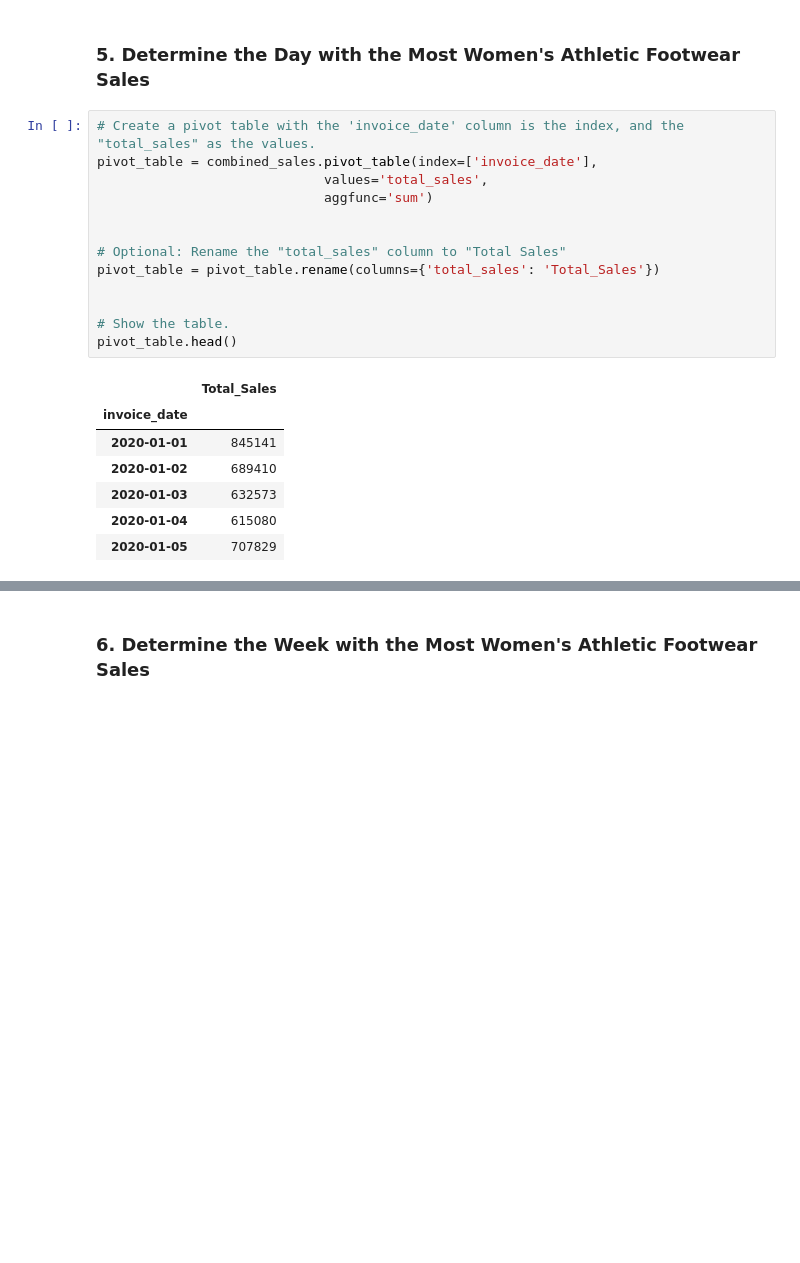
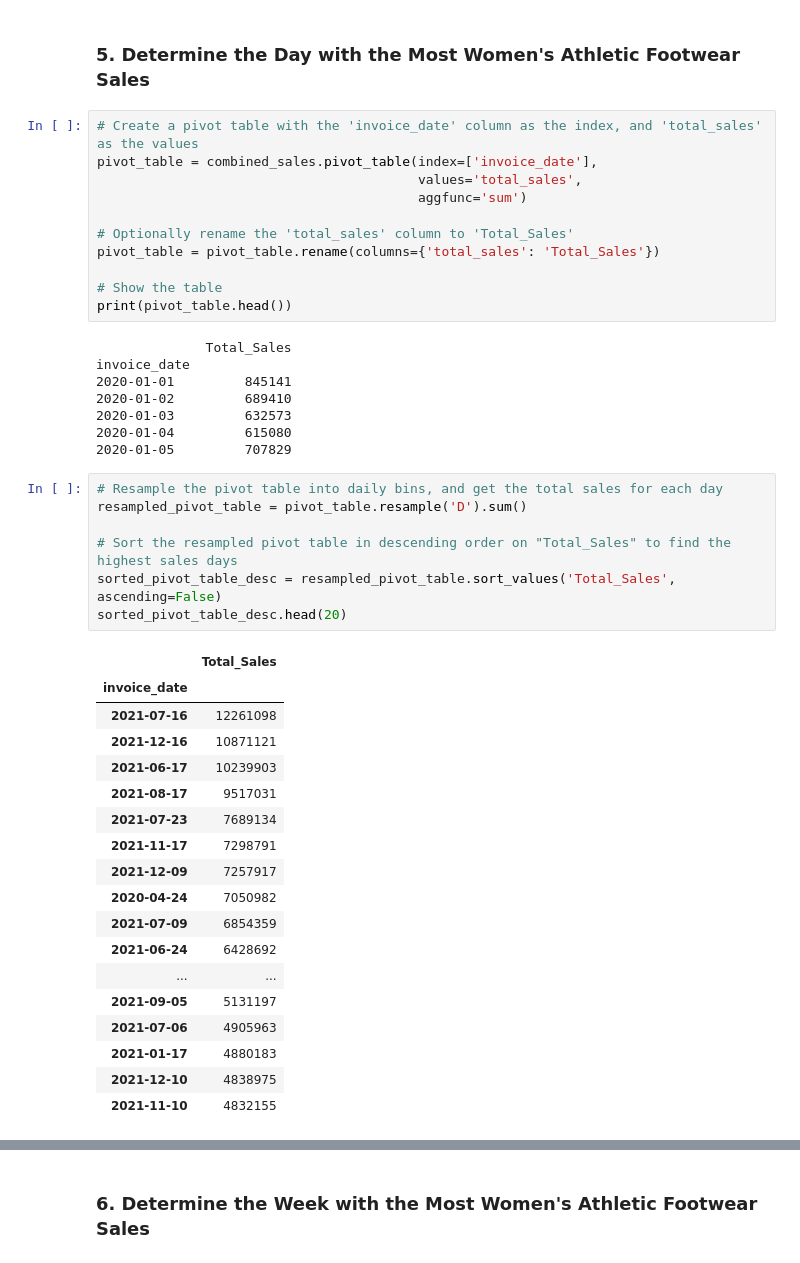
Before and after one commit to JCLavieri/athletic_sales_analysis, a Jupyter notebook: M5_Starter_Code (3)/M5_Starter_Code/athletic_sales_analysis_starter_code.ipynb, the cells around one changed output, grey strips where cells are left out. Saved outputs shown, nothing was run; the diff lists cells and outputs as text; blank space fills up the shorter version.

```diff
--- a/M5_Starter_Code (3)/M5_Starter_Code/athletic_sales_analysis_starter_code.ipynb
+++ b/M5_Starter_Code (3)/M5_Starter_Code/athletic_sales_analysis_starter_code.ipynb
@@ -314,24 +320,48 @@ pivot_table.head()
 # %% [markdown]
 ### 5. Determine the Day with the Most Women's Athletic Footwear Sales
 # %%
-# Create a pivot table with the 'invoice_date' column is the index, and the "total_sales" as the values.
+# Create a pivot table with the 'invoice_date' column as the index, and 'total_sales' as the values
 pivot_table = combined_sales.pivot_table(index=['invoice_date'],
-                             values='total_sales',
-                             aggfunc='sum')
+                                         values='total_sales',
+                                         aggfunc='sum')
 
-
-# Optional: Rename the "total_sales" column to "Total Sales"
+# Optionally rename the 'total_sales' column to 'Total_Sales'
 pivot_table = pivot_table.rename(columns={'total_sales': 'Total_Sales'})
 
-
-# Show the table.
-pivot_table.head()
+# Show the table
+print(pivot_table.head())
 # %% [output]
-|  | Total_Sales |
-| invoice_date |  |
-| 2020-01-01 | 845141 |
-| 2020-01-02 | 689410 |
-| 2020-01-03 | 632573 |
-| 2020-01-04 | 615080 |
-| 2020-01-05 | 707829 |
+              Total_Sales
+invoice_date
+2020-01-01         845141
+2020-01-02         689410
+2020-01-03         632573
+2020-01-04         615080
+2020-01-05         707829
+# %%
+# Resample the pivot table into daily bins, and get the total sales for each day
+resampled_pivot_table = pivot_table.resample('D').sum()
+
+# Sort the resampled pivot table in descending order on "Total_Sales" to find the highest sales days
+sorted_pivot_table_desc = resampled_pivot_table.sort_values('Total_Sales', ascending=False)
+sorted_pivot_table_desc.head(20)
+# %% [output]
+|  | Total_Sales |
+| invoice_date |  |
+| 2021-07-16 | 12261098 |
+| 2021-12-16 | 10871121 |
+| 2021-06-17 | 10239903 |
+| 2021-08-17 | 9517031 |
+| 2021-07-23 | 7689134 |
+| 2021-11-17 | 7298791 |
+| 2021-12-09 | 7257917 |
+| 2020-04-24 | 7050982 |
+| 2021-07-09 | 6854359 |
+| 2021-06-24 | 6428692 |
+| ... | ... |
+| 2021-09-05 | 5131197 |
+| 2021-07-06 | 4905963 |
+| 2021-01-17 | 4880183 |
+| 2021-12-10 | 4838975 |
+| 2021-11-10 | 4832155 |
 # %%
```
Also changed, not shown: parts of 15 cells of this notebook.
